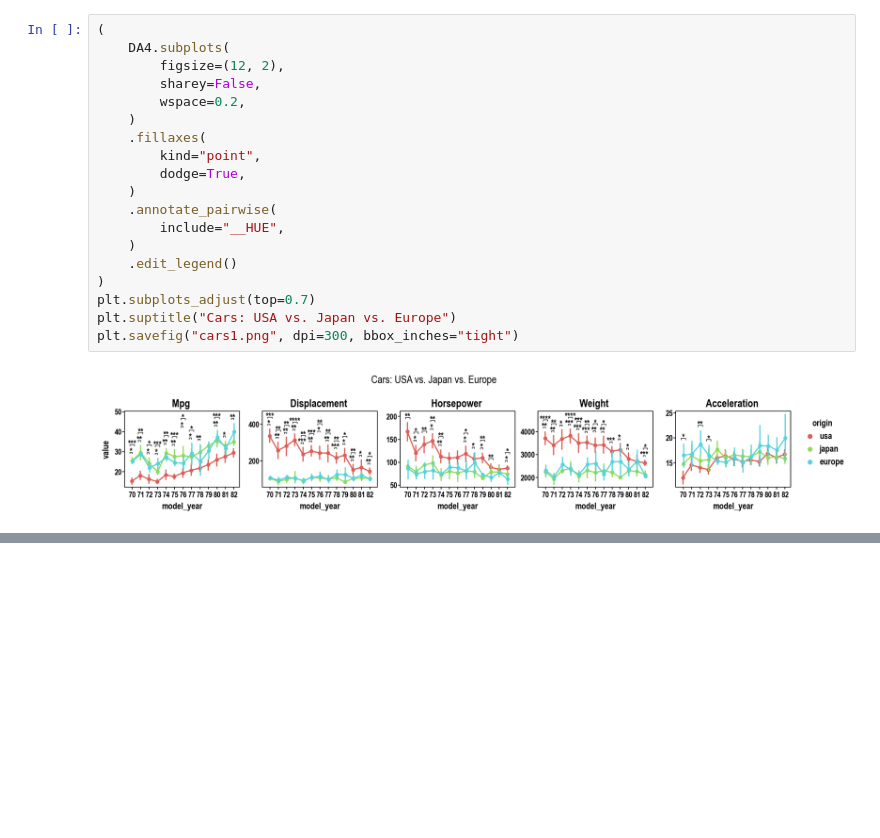
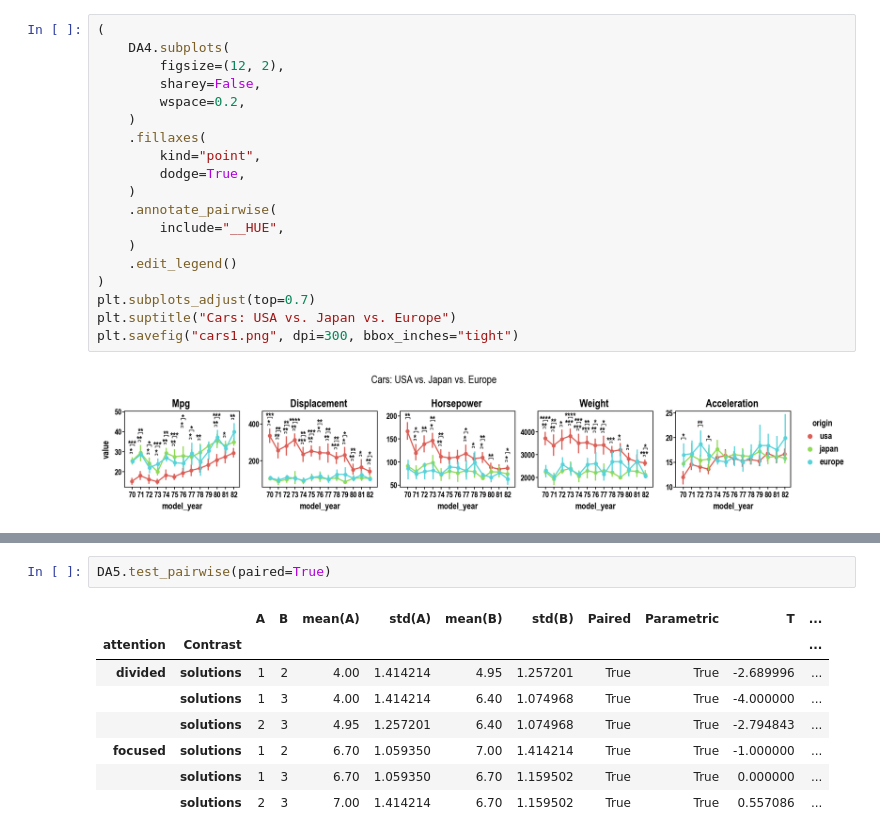
Before and after one commit to markur4/plotastic, a Jupyter notebook: IMAGES/EXAMPLE_GALLERY/example_gallery.ipynb, the cells around one changed output, grey strips where cells are left out. Drawn from its saved outputs; the diff is of its cells as text; blank space fills up the shorter version.

```diff
--- a/IMAGES/EXAMPLE_GALLERY/example_gallery.ipynb
+++ b/IMAGES/EXAMPLE_GALLERY/example_gallery.ipynb
@@ -363,0 +404,11 @@ DF
+# %%
+DA5.test_pairwise(paired=True)
+# %% [output]
+|  |  | A | B | mean(A) | std(A) | mean(B) | std(B) | Paired | Parametric | T | ... |
+| attention | Contrast |  |  |  |  |  |  |  |  |  | ... |
+| divided | solutions | 1 | 2 | 4.00 | 1.414214 | 4.95 | 1.257201 | True | True | -2.689996 | ... |
+|  | solutions | 1 | 3 | 4.00 | 1.414214 | 6.40 | 1.074968 | True | True | -4.000000 | ... |
+|  | solutions | 2 | 3 | 4.95 | 1.257201 | 6.40 | 1.074968 | True | True | -2.794843 | ... |
+| focused | solutions | 1 | 2 | 6.70 | 1.059350 | 7.00 | 1.414214 | True | True | -1.000000 | ... |
+|  | solutions | 1 | 3 | 6.70 | 1.059350 | 6.70 | 1.159502 | True | True | 0.000000 | ... |
+|  | solutions | 2 | 3 | 7.00 | 1.414214 | 6.70 | 1.159502 | True | True | 0.557086 | ... |
```
Also changed, not shown: parts of 7 cells of this notebook, 6 other files.
